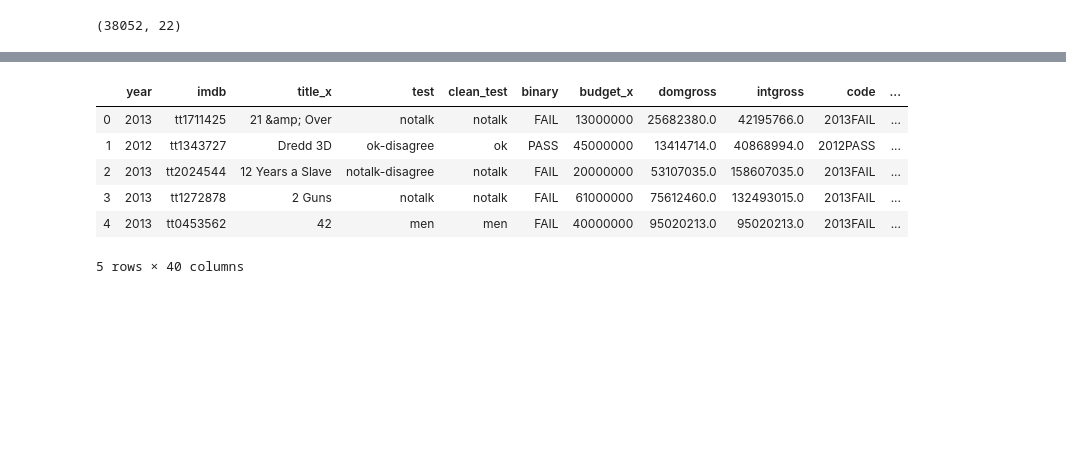
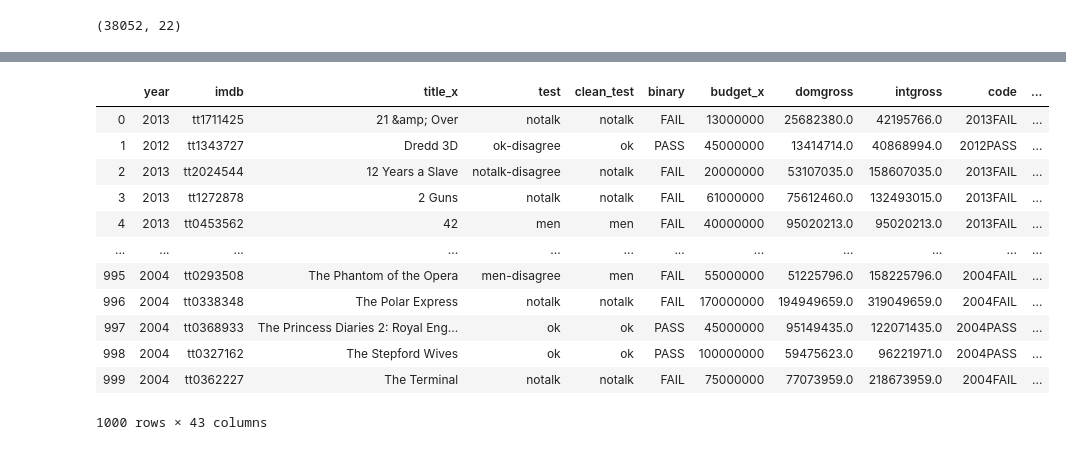
Before and after one commit to radhaparikh11/edamovietv, a Jupyter notebook: analysisnb.ipynb, the cells around one changed output, grey strips where cells are left out. Drawn from its saved outputs; the diff is of its cells as text; code cells hidden in the pictures; blank space fills up the shorter version.

```diff
--- a/analysisnb.ipynb
+++ b/analysisnb.ipynb
@@ -9,9 +9,9 @@ import seaborn as sns
 # %%
 bechdeldf = pd.read_csv('csvdata/bechdel/movies.csv')
 # %%
-#movies_metadatadf = pd.read_csv('csvdata/tmdb/movies_metadata.csv')
-#low memory flag on for better machines
-movies_metadatadf = pd.read_csv('csvdata/tmdb/movies_metadata.csv',low_memory=False)
+movies_metadatadf = pd.read_csv('csvdata/tmdb/movies_metadata.csv')
+#low memory flag on for better machines (nice touch, i mindlessly ran every code cell anyway)
+#movies_metadatadf = pd.read_csv('csvdata/tmdb/movies_metadata.csv',low_memory=False)
 # %%
 #Loading the tmdb credits dataset
 creditsdf = pd.read_csv('csvdata/tmdb/credits.csv')
@@ -225,15 +219,24 @@ bechdel_links.head()
 # %%
 bechdel_links_mmd = pd.merge(bechdel_links, movies_metadatadf, left_on='imdbasint',right_on='imdbtemp', how='left') #joined the two datasets
+# %%
+
+pd.set_option('display.max_columns', None)
 # %%
-bechdel_links_mmd.head()
+bechdel_links_mmd.head(1000)
 # %% [output]
 |  | year | imdb | title_x | test | clean_test | binary | budget_x | domgross | intgross | code | ... |
 | 0 | 2013 | tt1711425 | 21 &amp; Over | notalk | notalk | FAIL | 13000000 | 25682380.0 | 42195766.0 | 2013FAIL | ... |
 | 1 | 2012 | tt1343727 | Dredd 3D | ok-disagree | ok | PASS | 45000000 | 13414714.0 | 40868994.0 | 2012PASS | ... |
 | 2 | 2013 | tt2024544 | 12 Years a Slave | notalk-disagree | notalk | FAIL | 20000000 | 53107035.0 | 158607035.0 | 2013FAIL | ... |
 | 3 | 2013 | tt1272878 | 2 Guns | notalk | notalk | FAIL | 61000000 | 75612460.0 | 132493015.0 | 2013FAIL | ... |
 | 4 | 2013 | tt0453562 | 42 | men | men | FAIL | 40000000 | 95020213.0 | 95020213.0 | 2013FAIL | ... |
+| ... | ... | ... | ... | ... | ... | ... | ... | ... | ... | ... | ... |
+| 995 | 2004 | tt0293508 | The Phantom of the Opera | men-disagree | men | FAIL | 55000000 | 51225796.0 | 158225796.0 | 2004FAIL | ... |
+| 996 | 2004 | tt0338348 | The Polar Express | notalk | notalk | FAIL | 170000000 | 194949659.0 | 319049659.0 | 2004FAIL | ... |
+| 997 | 2004 | tt0368933 | The Princess Diaries 2: Royal Eng... | ok | ok | PASS | 45000000 | 95149435.0 | 122071435.0 | 2004PASS | ... |
+| 998 | 2004 | tt0327162 | The Stepford Wives | ok | ok | PASS | 100000000 | 59475623.0 | 96221971.0 | 2004PASS | ... |
+| 999 | 2004 | tt0362227 | The Terminal | notalk | notalk | FAIL | 75000000 | 77073959.0 | 218673959.0 | 2004FAIL | ... |
-5 rows × 40 columns
+1000 rows × 43 columns
 # %%
 sns.heatmap(bechdel_links_mmd.isnull(), yticklabels = False, cbar = False, cmap = 'plasma') #to check for n
 # %% [output]
```
Also changed, not shown: parts of 8 cells of this notebook.
